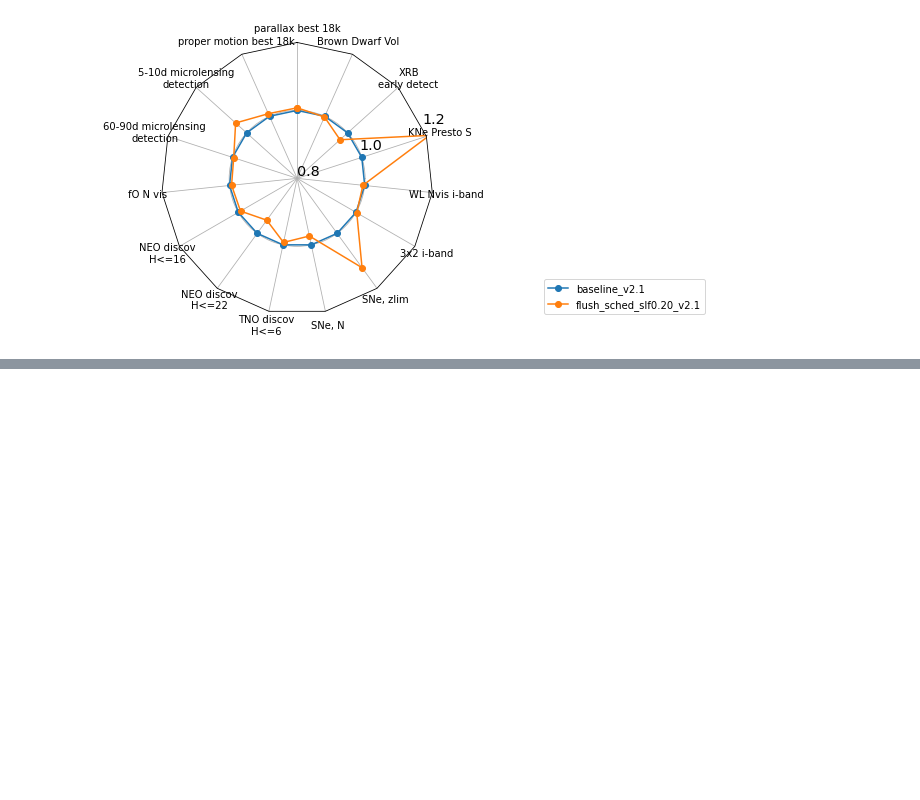
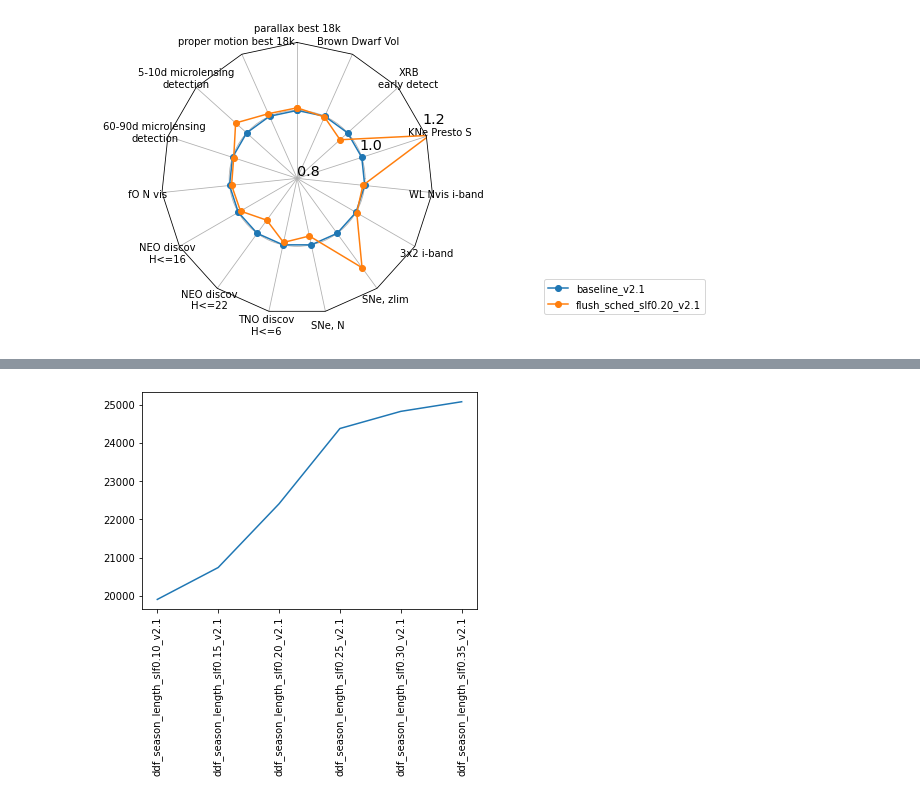
Before and after one commit to lsst-sims/smtn-017, a Jupyter notebook: plots/v21.ipynb, the cells around one changed output, grey strips where cells are left out. Cells and saved outputs as stored; diff of their text form; code cells hidden in the pictures; blank space fills up the shorter version.

```diff
--- a/plots/v21.ipynb
+++ b/plots/v21.ipynb
@@ -734,3 +740,5 @@ data.loc[runs]
 |  | parallax best 18k | proper motion best 18k | 5-10d microlensing\ndetection | 60-90d microlensing\ndetection | fO N vis | ... |
 | baseline_v2.1 | 0.806910 | 0.188258 | 0.1535 | 0.4312 | 838.0 | ... |
 | flush_sched_slf0.20_v2.1 | 0.800738 | 0.186695 | 0.1602 | 0.4296 | 833.0 | ... |
+# %%
+runs = [name for name in data.index if 'ddf_season' in name]
@@ -736,0 +759,7 @@ data.loc[runs]
+# %%
+fig, ax = plt.subplots()
+
+ax.plot(df['Counts_DD:COSMOS'].loc[runs])
+ack = ax.tick_params('x',  rotation=90)
+# %% [output]
+[figure, added]
```
Also changed, not shown: parts of 5 cells of this notebook, 9 other files.
